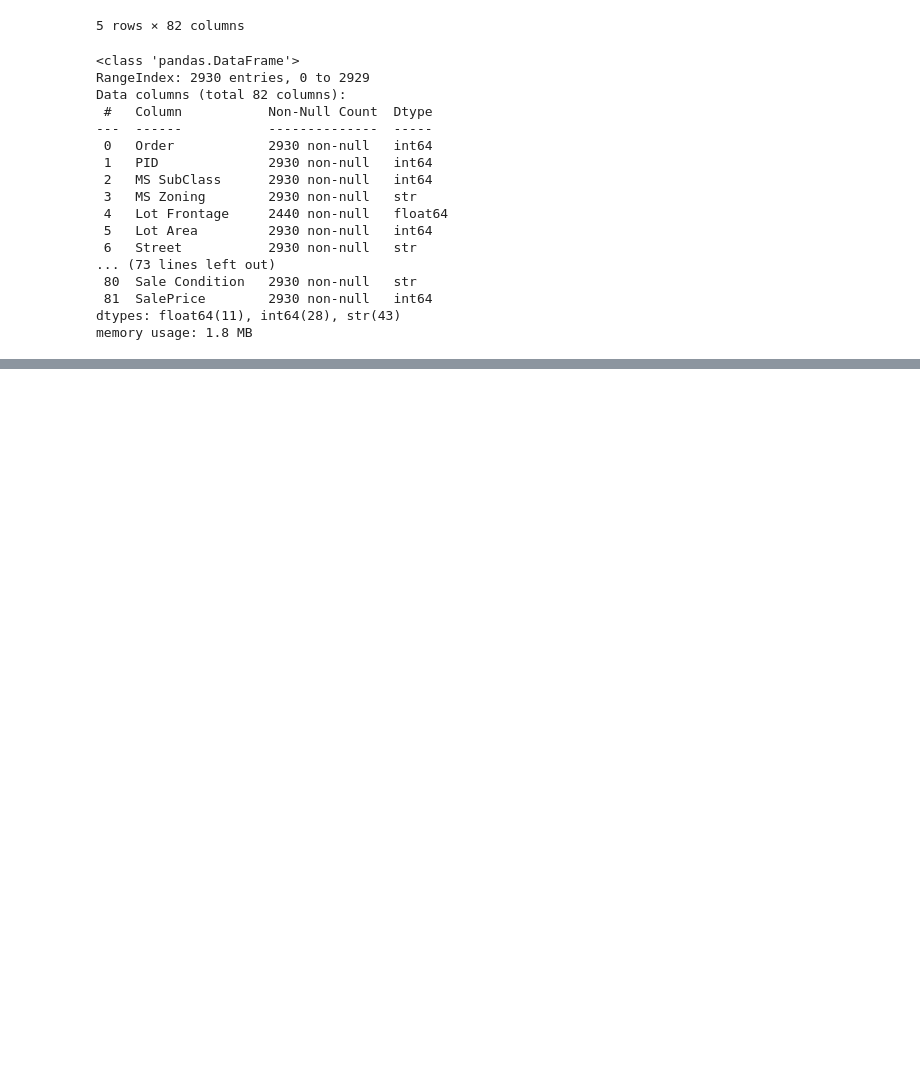
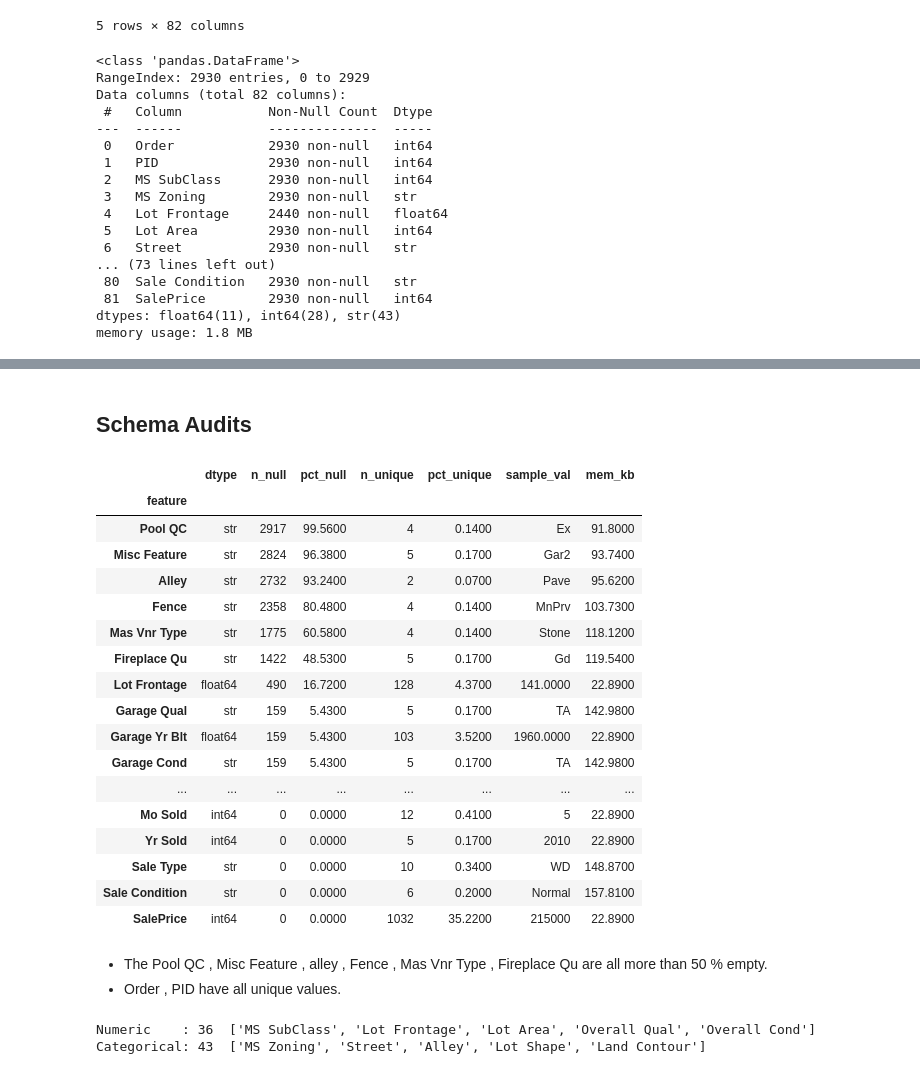
Before and after one commit to ViShEsHK2412/macro-pricer, a Jupyter notebook: notebooks/first.ipynb, the cells around one changed output, grey strips where cells are left out. Saved outputs shown, nothing was run; the diff lists cells and outputs as text; code cells hidden in the pictures; blank space fills up the shorter version.

```diff
--- a/notebooks/first.ipynb
+++ b/notebooks/first.ipynb
@@ -291,0 +308,40 @@ AttributeError: The '.style' accessor requires jinja2
+# %% [markdown]
+## Schema Audits
+# %%
+audit = df_audit(df)
+audit
+# %% [output]
+|  | dtype | n_null | pct_null | n_unique | pct_unique | sample_val | mem_kb |
+| feature |  |  |  |  |  |  |  |
+| Pool QC | str | 2917 | 99.5600 | 4 | 0.1400 | Ex | 91.8000 |
+| Misc Feature | str | 2824 | 96.3800 | 5 | 0.1700 | Gar2 | 93.7400 |
+| Alley | str | 2732 | 93.2400 | 2 | 0.0700 | Pave | 95.6200 |
+| Fence | str | 2358 | 80.4800 | 4 | 0.1400 | MnPrv | 103.7300 |
+| Mas Vnr Type | str | 1775 | 60.5800 | 4 | 0.1400 | Stone | 118.1200 |
+| Fireplace Qu | str | 1422 | 48.5300 | 5 | 0.1700 | Gd | 119.5400 |
+| Lot Frontage | float64 | 490 | 16.7200 | 128 | 4.3700 | 141.0000 | 22.8900 |
+| Garage Qual | str | 159 | 5.4300 | 5 | 0.1700 | TA | 142.9800 |
+| Garage Yr Blt | float64 | 159 | 5.4300 | 103 | 3.5200 | 1960.0000 | 22.8900 |
+| Garage Cond | str | 159 | 5.4300 | 5 | 0.1700 | TA | 142.9800 |
+| ... | ... | ... | ... | ... | ... | ... | ... |
+| Mo Sold | int64 | 0 | 0.0000 | 12 | 0.4100 | 5 | 22.8900 |
+| Yr Sold | int64 | 0 | 0.0000 | 5 | 0.1700 | 2010 | 22.8900 |
+| Sale Type | str | 0 | 0.0000 | 10 | 0.3400 | WD | 148.8700 |
+| Sale Condition | str | 0 | 0.0000 | 6 | 0.2000 | Normal | 157.8100 |
+| SalePrice | int64 | 0 | 0.0000 | 1032 | 35.2200 | 215000 | 22.8900 |
+# %% [markdown]
+- The Pool QC , Misc Feature , alley , Fence , Mas Vnr Type , Fireplace Qu are all more than 50 % empty.
+- Order , PID have all unique values.
+# %%
+NUM_COLS = df.select_dtypes(include = np.number).columns.drop(
+    [c for c in [TARGET , *ID_COL] if c and c in df.columns] , errors = 'ignore').tolist()
+
+CAT_COLS = df.select_dtypes(include=['object','category']).columns.drop(
+    [c for c in [*ID_COL] if c and c in df.columns], errors='ignore'
+).tolist()
+
+print(f"Numeric    : {len(NUM_COLS)}  {NUM_COLS[:5]}")
+print(f"Categorical: {len(CAT_COLS)}  {CAT_COLS[:5]}")
+# %% [output]
+Numeric    : 36  ['MS SubClass', 'Lot Frontage', 'Lot Area', 'Overall Qual', 'Overall Cond']
+Categorical: 43  ['MS Zoning', 'Street', 'Alley', 'Lot Shape', 'Land Contour']
```
Also changed, not shown: parts of 6 cells of this notebook.
